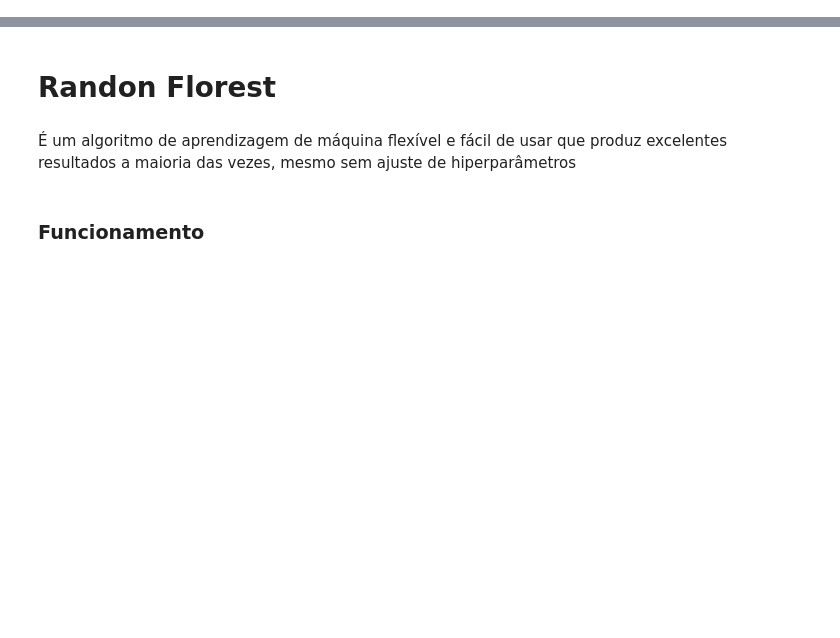
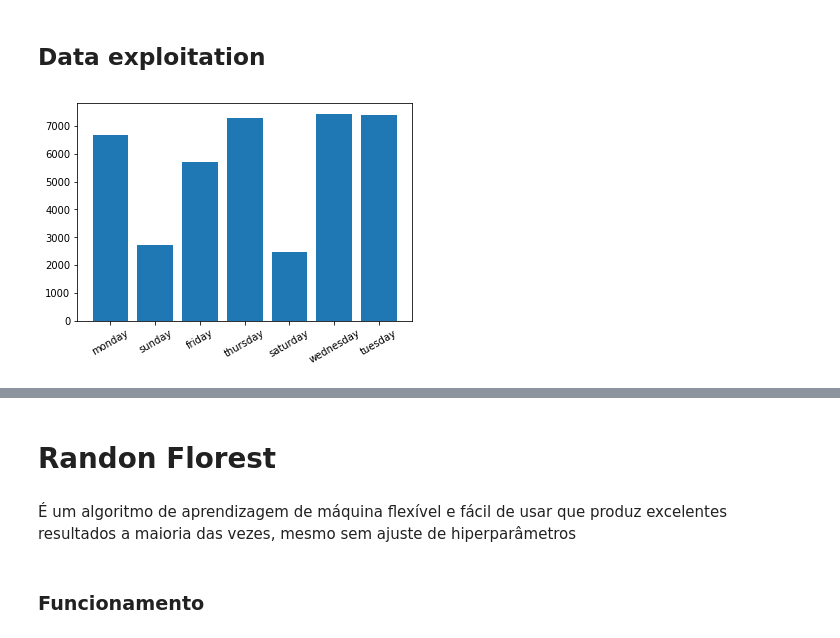
Before and after one commit to ednunes/machine-learning-projects, a Jupyter notebook: [regression]online_news_popularity/online_news_popularity.ipynb, the cells around one changed output, grey strips where cells are left out. Cells and saved outputs as stored; diff of their text form; code cells hidden in the pictures; blank space fills up the shorter version.

Commit message:
Add data exploitation and correlation study

```diff
--- a/[regression]online_news_popularity/online_news_popularity.ipynb
+++ b/[regression]online_news_popularity/online_news_popularity.ipynb
@@ -69,15 +60,31 @@ dataset = df_original.replace(0, np.nan)
+# %% [markdown]
+## Data exploitation
+# %%
+# auxiliar functions
+def sum_dict(dictionary):
+    return {key: sum(dictionary[key]) for key in dictionary}
+
+def plot_bar(dictionary):
+    index = np.arange(len(list(dictionary.keys())))
+    plt.bar(index, list(dictionary.values()))
+    plt.xticks(index, dictionary.keys(), rotation=30)
+    plt.show()
+
+df = df_original
 # %%
 week = {
     'monday': df['weekday_is_monday'],
     'tuesday': df['weekday_is_tuesday'],
     'wednesday': df['weekday_is_wednesday'],
     'thursday': df['weekday_is_thursday'],
     'friday': df['weekday_is_friday'],
     'saturday': df['weekday_is_saturday'],
-    'sunday': df['weekday_is_sunday'],
-    'weekend': df['is_weekend'],
+    'sunday': df['weekday_is_sunday']
 }
-weekday = pd.DataFrame(data=week)
+
+plot_bar(sum_dict(week))
+# %% [output]
+[figure, added]
 # %%
 channel = {
     'lifestyle': df['data_channel_is_lifestyle'],
```
Also changed, not shown: parts of 20 cells of this notebook.
